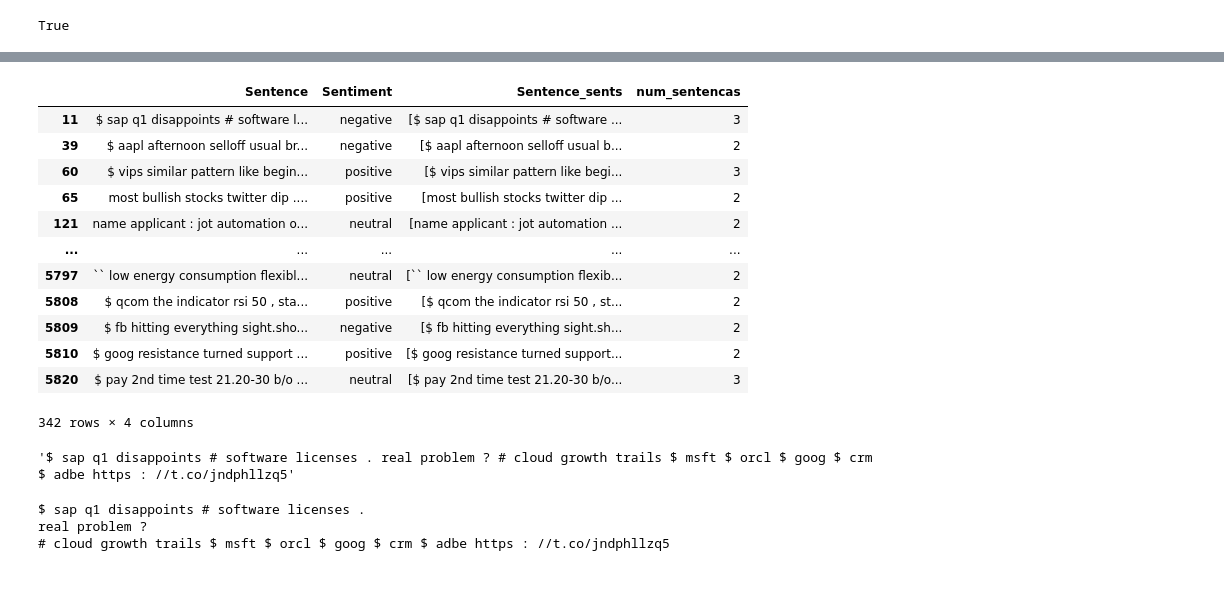
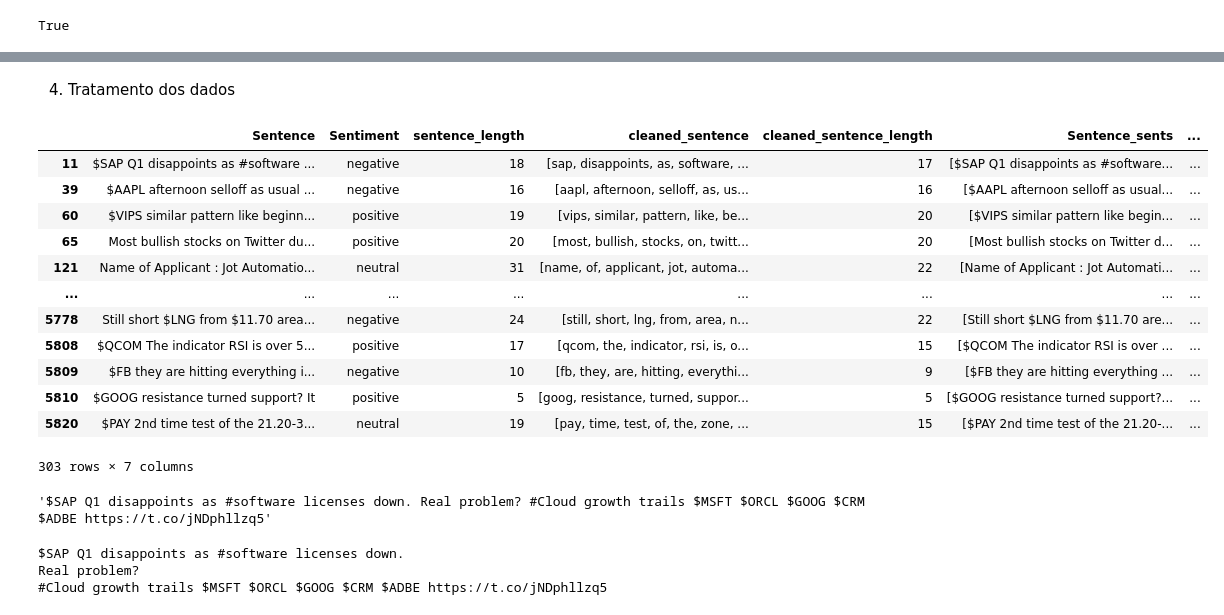
Before and after one commit to zairobastos/moodgram, a Jupyter notebook: analise.ipynb, the cells around one changed output, grey strips where cells are left out. Saved outputs shown, nothing was run; the diff lists cells and outputs as text; code cells hidden in the pictures; blank space fills up the shorter version.

```diff
--- a/analise.ipynb
+++ b/analise.ipynb
@@ -99,3 +95,6 @@ count                                                5842      5842
 unique                                               5322         3
 top     Managing Director 's comments : `` Net sales f...   neutral
 freq                                                    2      3130
+# %%
+df_sentimentos['sentence_length'] = df_sentimentos['Sentence'].apply(lambda x: len(x.split()))
+df_sentimentos['sentence_length'].describe()
@@ -272,0 +223,10 @@ df_sentimentos_unicos2
+# %%
+def clean_text(texto):
+    palavras = word_tokenize(texto)
+    text = [palavra.lower() for palavra in palavras if palavra.isalpha() and stop_words]
+    return text
+
+df_sentimentos_unicos = df_sentimentos_unicos.copy()
+df_sentimentos_unicos['cleaned_sentence'] = df_sentimentos_unicos['Sentence'].apply(lambda x: clean_text(x))
+df_sentimentos_unicos['cleaned_sentence_length'] = df_sentimentos_unicos['cleaned_sentence'].apply(lambda x: len(x))
+df_sentimentos_unicos.head(5)
@@ -273,37 +240,39 @@ df_sentimentos_unicos2
+# %% [markdown]
+4. Tratamento dos dados
 # %%
 def quebrar_sentencas(text):
     return nltk.sent_tokenize(text)
 # %%
 # Aplicar a função na coluna 'Sentence'
-df_sentimentos_unicos2['Sentence_sents'] = df_sentimentos_unicos2['Sentence'].apply(quebrar_sentencas)
+df_sentimentos_unicos['Sentence_sents'] = df_sentimentos_unicos['Sentence'].apply(quebrar_sentencas)
 
 # Contar o número de sentenças em cada linha
-df_sentimentos_unicos2['num_sentencas'] = df_sentimentos_unicos2['Sentence_sents'].apply(len)
+df_sentimentos_unicos['qtd_sentencas'] = df_sentimentos_unicos['Sentence_sents'].apply(len)
 
 # Filtrar e imprimir as linhas onde o número de sentenças é maior ou igual a 2
-df_sentimentos_unicos2[df_sentimentos_unicos2['num_sentencas'] >= 2]
+df_sentimentos_unicos[df_sentimentos_unicos['qtd_sentencas'] >= 2]
 # %% [output]
-|  | Sentence | Sentiment | Sentence_sents | num_sentencas |
-| 11 | $ sap q1 disappoints # software l... | negative | [$ sap q1 disappoints # software ... | 3 |
-| 39 | $ aapl afternoon selloff usual br... | negative | [$ aapl afternoon selloff usual b... | 2 |
-| 60 | $ vips similar pattern like begin... | positive | [$ vips similar pattern like begi... | 3 |
-| 65 | most bullish stocks twitter dip .... | positive | [most bullish stocks twitter dip ... | 2 |
-| 121 | name applicant : jot automation o... | neutral | [name applicant : jot automation ... | 2 |
-| ... | ... | ... | ... | ... |
-| 5797 | `` low energy consumption flexibl... | neutral | [`` low energy consumption flexib... | 2 |
-| 5808 | $ qcom the indicator rsi 50 , sta... | positive | [$ qcom the indicator rsi 50 , st... | 2 |
-| 5809 | $ fb hitting everything sight.sho... | negative | [$ fb hitting everything sight.sh... | 2 |
-| 5810 | $ goog resistance turned support ... | positive | [$ goog resistance turned support... | 2 |
-| 5820 | $ pay 2nd time test 21.20-30 b/o ... | neutral | [$ pay 2nd time test 21.20-30 b/o... | 3 |
+|  | Sentence | Sentiment | sentence_length | cleaned_sentence | cleaned_sentence_length | Sentence_sents | ... |
+| 11 | $SAP Q1 disappoints as #software ... | negative | 18 | [sap, disappoints, as, software, ... | 17 | [$SAP Q1 disappoints as #software... | ... |
+| 39 | $AAPL afternoon selloff as usual ... | negative | 16 | [aapl, afternoon, selloff, as, us... | 16 | [$AAPL afternoon selloff as usual... | ... |
+| 60 | $VIPS similar pattern like beginn... | positive | 19 | [vips, similar, pattern, like, be... | 20 | [$VIPS similar pattern like begin... | ... |
+| 65 | Most bullish stocks on Twitter du... | positive | 20 | [most, bullish, stocks, on, twitt... | 20 | [Most bullish stocks on Twitter d... | ... |
+| 121 | Name of Applicant : Jot Automatio... | neutral | 31 | [name, of, applicant, jot, automa... | 22 | [Name of Applicant : Jot Automati... | ... |
+| ... | ... | ... | ... | ... | ... | ... | ... |
+| 5778 | Still short $LNG from $11.70 area... | negative | 24 | [still, short, lng, from, area, n... | 22 | [Still short $LNG from $11.70 are... | ... |
+| 5808 | $QCOM The indicator RSI is over 5... | positive | 17 | [qcom, the, indicator, rsi, is, o... | 15 | [$QCOM The indicator RSI is over ... | ... |
+| 5809 | $FB they are hitting everything i... | negative | 10 | [fb, they, are, hitting, everythi... | 9 | [$FB they are hitting everything ... | ... |
+| 5810 | $GOOG resistance turned support? It | positive | 5 | [goog, resistance, turned, suppor... | 5 | [$GOOG resistance turned support?... | ... |
+| 5820 | $PAY 2nd time test of the 21.20-3... | neutral | 19 | [pay, time, test, of, the, zone, ... | 15 | [$PAY 2nd time test of the 21.20-... | ... |
-342 rows × 4 columns
+303 rows × 7 columns
 # %%
-df_sentimentos_unicos2.loc[11,'Sentence']
+df_sentimentos_unicos.loc[11,'Sentence']
 # %% [output]
-'$ sap q1 disappoints # software licenses . real problem ? # cloud growth trails $ msft $ orcl $ goog $ crm $ adbe https : //t.co/jndphllzq5'
+'$SAP Q1 disappoints as #software licenses down. Real problem? #Cloud growth trails $MSFT $ORCL $GOOG $CRM $ADBE https://t.co/jNDphllzq5'
 # %%
-for frase in df_sentimentos_unicos2.loc[11, 'Sentence_sents']:
+for frase in df_sentimentos_unicos.loc[11, 'Sentence_sents']:
     print(frase)
 # %% [output]
-$ sap q1 disappoints # software licenses .
-real problem ?
-# cloud growth trails $ msft $ orcl $ goog $ crm $ adbe https : //t.co/jndphllzq5
+$SAP Q1 disappoints as #software licenses down.
+Real problem?
+#Cloud growth trails $MSFT $ORCL $GOOG $CRM $ADBE https://t.co/jNDphllzq5
```
Also changed, not shown: parts of 18 cells of this notebook, 1 other file.
